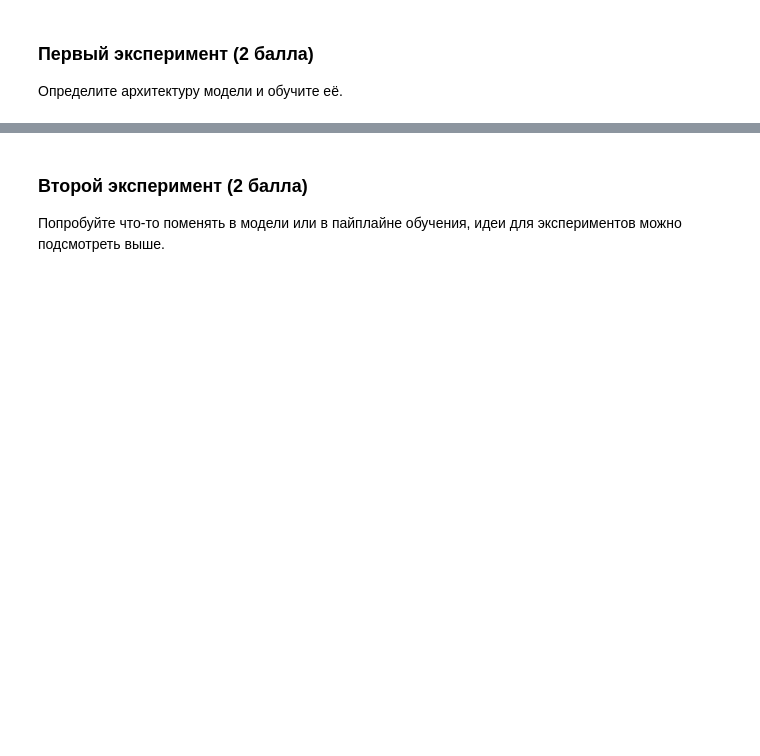
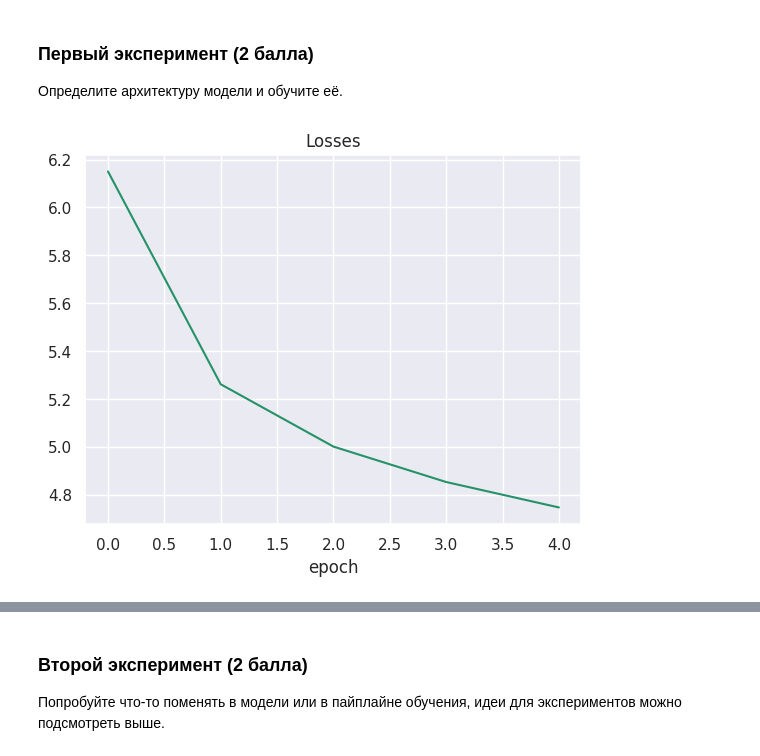
Before and after one commit to 2813/dls-homework, a Jupyter notebook: hw_language_modelling.ipynb, the cells around one changed output, grey strips where cells are left out. Saved outputs shown, nothing was run; the diff lists cells and outputs as text; code cells hidden in the pictures; blank space fills up the shorter version.

````diff
--- a/hw_language_modelling.ipynb
+++ b/hw_language_modelling.ipynb
@@ -62,7 +92,7 @@ word_threshold = 32
 
 for sentence in tqdm(dataset['train']['text']):
     sentences.extend(
-        [x.lower() for x in sent_tokenize(sentence, language='russian') if len(x) < word_threshold]
+        [x.lower() for x in sent_tokenize(sentence) if len(word_tokenize(x)) < word_threshold]
         )
 # %%
 print("Всего предложений:", len(sentences))
@@ -73,7 +105,7 @@ words = Counter()
 
 # Расчет встречаемости слов
 for sentence in tqdm(sentences):
-  words.update(word_tokenize(sentenses))
+  words.update(word_tokenize(sentence))
 # %% [markdown]
 Добавим в словарь ```vocab_size``` самых встречающихся слов.
 # %%
@@ -202,9 +236,9 @@ def evaluate(model, criterion, dataloader) -> float:
 Напишите функцию для обучения модели.
 # %%
 def train_model(model, criterion, optimizer):
-  num_epoch = 10
+  num_epoch = 5
 
-  losses_ = []
+  losses = []
   perplexities = []
 
   for epoch in range(num_epoch):
@@ -254,3 +288,10 @@ optimizer = torch.optim.Adam(model.parameters())
 
 
 loss1, plex1 = train_model(model, criterion, optimizer)
+# %%
+plt.plot(np.arange(len(loss1)), loss1)
+plt.title('Losses')
+plt.xlabel("epoch")
+plt.show()
+# %% [output]
+[figure, added]
````
Also changed, not shown: parts of 17 cells of this notebook.
